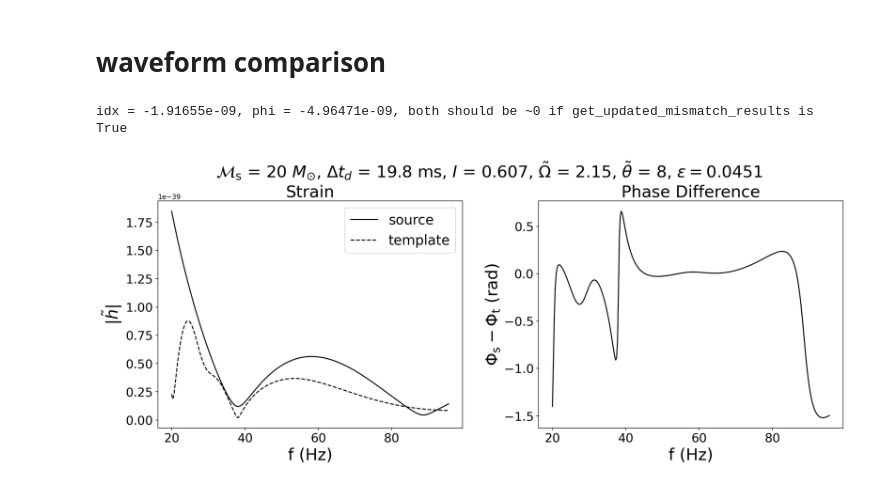
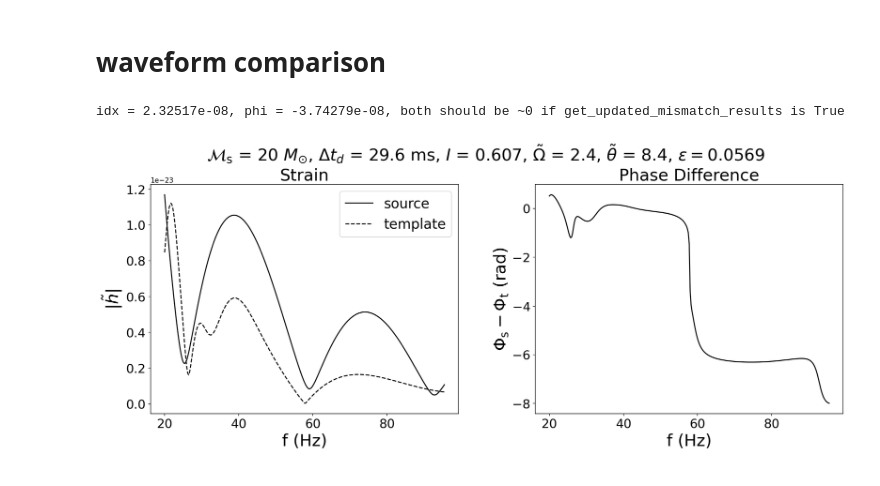
Before and after one commit to fairytien/lensing_and_precession, a Jupyter notebook: notebooks/contours_mismatch-ver6-paper.ipynb, the cells around one changed output. Cells and saved outputs as stored; diff of their text form; code cells hidden in the pictures.

```diff
--- a/notebooks/contours_mismatch-ver6-paper.ipynb
+++ b/notebooks/contours_mismatch-ver6-paper.ipynb
@@ -12,7 +12,11 @@ from modules.contours_ver2 import *
 # %% [markdown]
 # import data
 # %%
-with open("../data/TACC_indiv_contour_mcz20_2024-06-12_17-29-23.pkl", "rb") as f:
+# with open("../data/TACC_indiv_contour_mcz20_2024-06-12_17-29-23.pkl", "rb") as f:
+# with open("../data/TACC_indiv_contour_mcz20_2024-06-27_12-33-55.pkl", "rb") as f:
+# with open("../data/TACC_indiv_contour_mcz20_2024-06-27_14-35-53.pkl", "rb") as f:
+with open("../data/TACC_indiv_contour_mcz20_2024-06-27_17-48-11.pkl", "rb") as f:
+    # with open("../data/TACC_indiv_contour_mcz20_2024-06-27_18-07-08.pkl", "rb") as f:
     data_mcz20 = pickle.load(f)
 
 data_mcz20["stats"] = contour_stats(
@@ -158,14 +204,17 @@ plt.savefig("../figures/contour_mcz40.pdf", bbox_inches="tight")
 # %% [markdown]
 # waveform comparison
 # %%
-lens_params, RP_params = set_to_params(lens_params_1, RP_params_1)
+lens_params_0["MLz"] = 3e3 * solar_mass
+lens_params, RP_params = set_to_location(
+    loc_params["sys2"]["random"], lens_params_0, RP_params_0
+)
 lens_params["mcz"] = RP_params["mcz"] = 20 * solar_mass
-RP_params["omega_tilde"] = 2.15
-RP_params["theta_tilde"] = 8
-RP_params["gamma_P"] = 5.204254496855819
+RP_params["omega_tilde"] = data_mcz20["stats"]["ep_min_omega_tilde"]
+RP_params["theta_tilde"] = data_mcz20["stats"]["ep_min_theta_tilde"]
+RP_params["gamma_P"] = data_mcz20["stats"]["ep_min_gammaP"]
 
 plot_waveform_comparison(RP_params, lens_params, get_updated_mismatch_results=True)
 plt.savefig("../figures/template_mcz20_best.pdf", bbox_inches="tight")
 # %% [output]
-idx = -1.91655e-09, phi = -4.96471e-09, both should be ~0 if get_updated_mismatch_results is True
+idx = 2.32517e-08, phi = -3.74279e-08, both should be ~0 if get_updated_mismatch_results is True
-[figure, old version]
+[figure, new version]
```
Also changed, not shown: parts of 14 cells of this notebook, 9 other files.
